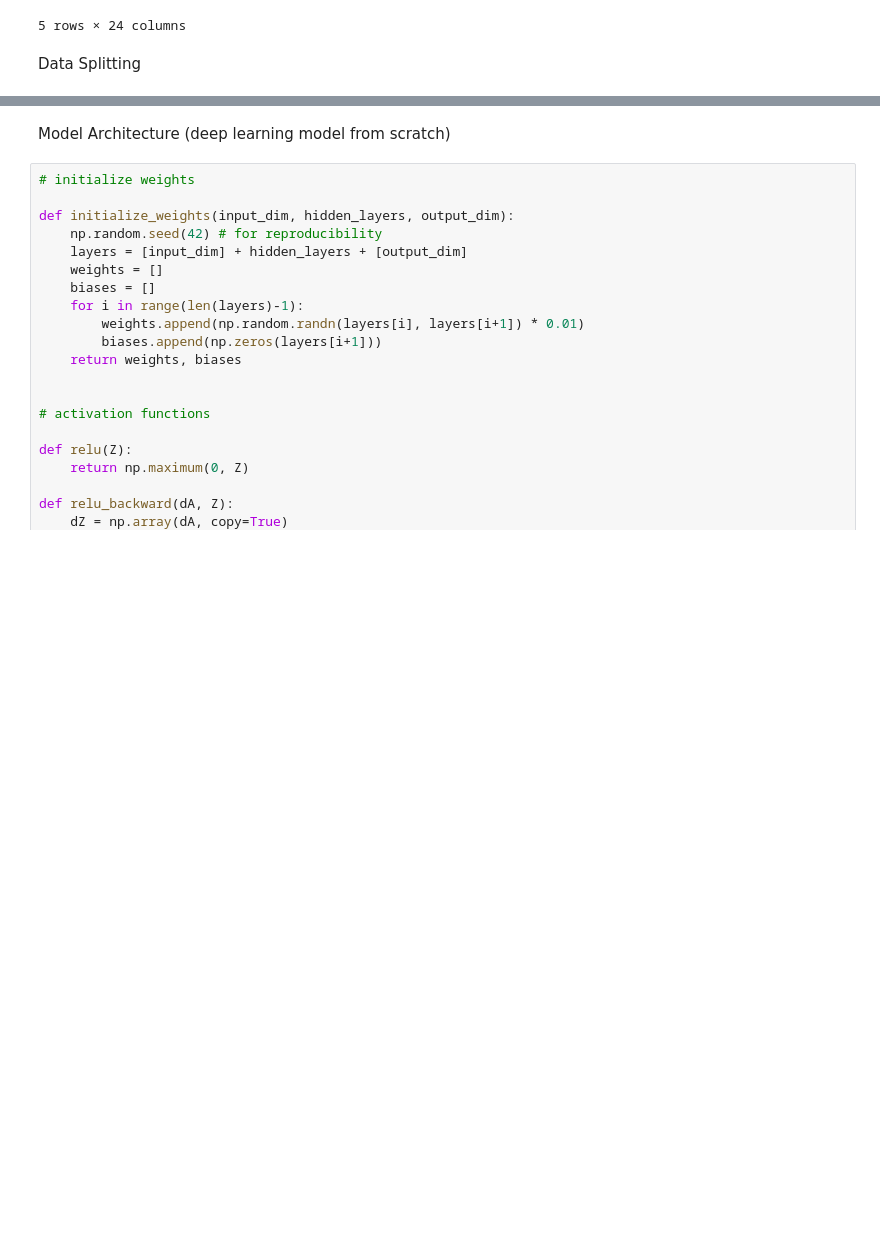
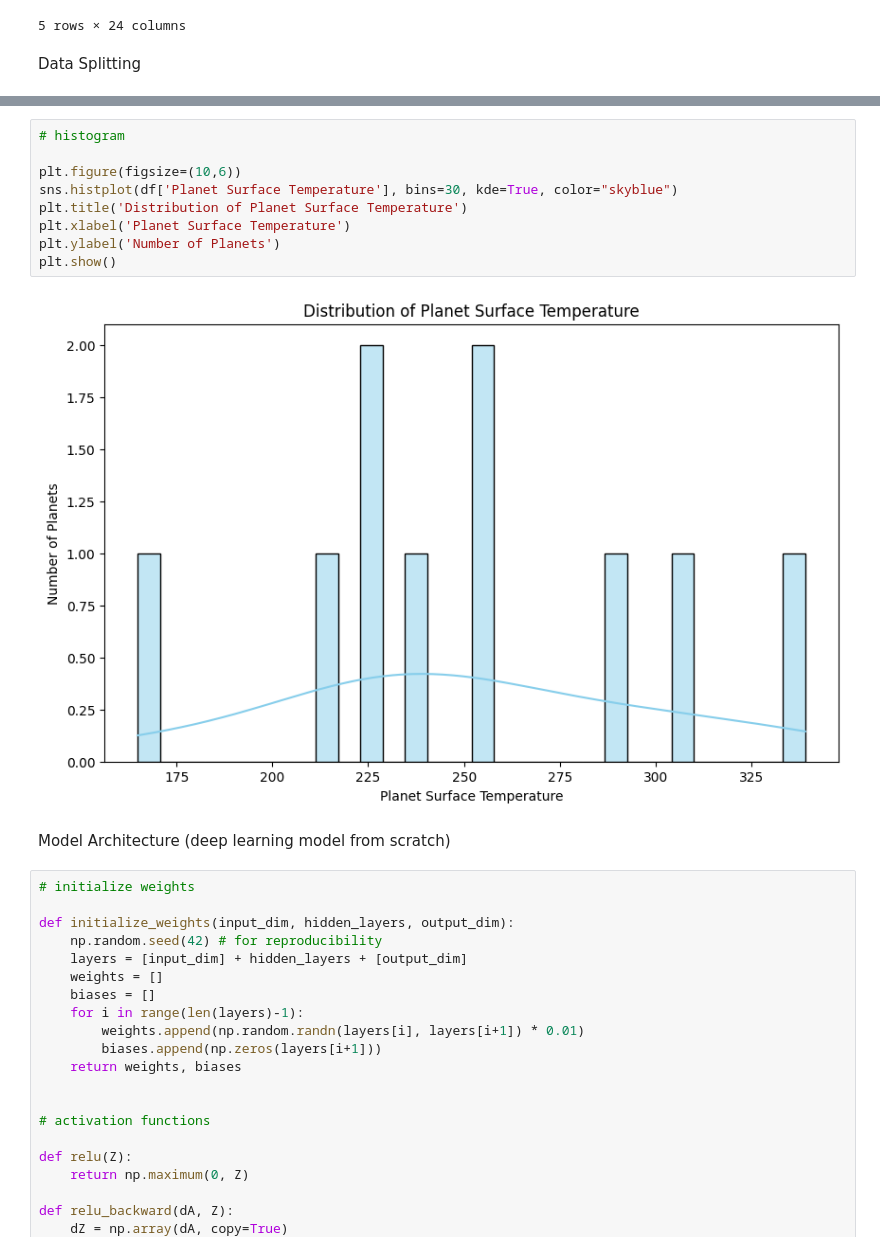
Before and after one commit to DorsaRoh/Atmo-DNN, a Jupyter notebook: planet_atmosphere_model.ipynb, the cells around one changed output, grey strips where cells are left out. Drawn from its saved outputs; the diff is of its cells as text; blank space fills up the shorter version.

```diff
--- a/planet_atmosphere_model.ipynb
+++ b/planet_atmosphere_model.ipynb
@@ -91,3 +108,14 @@ np.savetxt('Data/validate/validation_data.csv', validate, delimiter=',', fmt='%s
+# %%
+# histogram
+
+plt.figure(figsize=(10,6))
+sns.histplot(df['Planet Surface Temperature'], bins=30, kde=True, color="skyblue")
+plt.title('Distribution of Planet Surface Temperature')
+plt.xlabel('Planet Surface Temperature')
+plt.ylabel('Number of Planets')
+plt.show()
+# %% [output]
+[figure, added]
 # %% [markdown]
 Model Architecture (deep learning model from scratch)
 # %%
```
Also changed, not shown: parts of 5 cells of this notebook, 5 other files.
